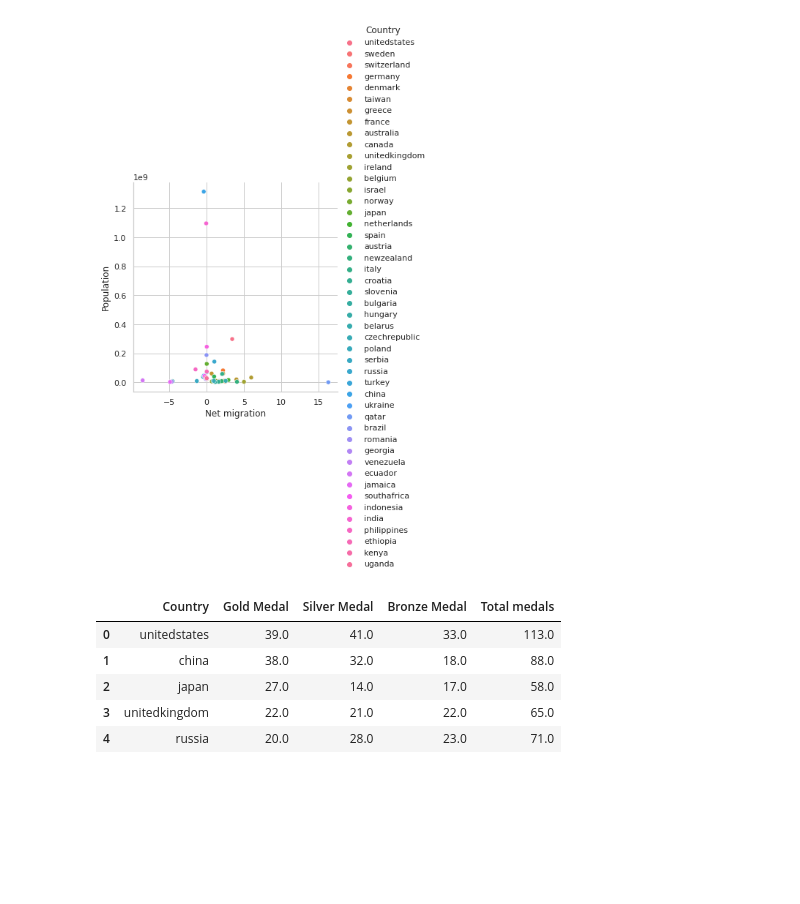
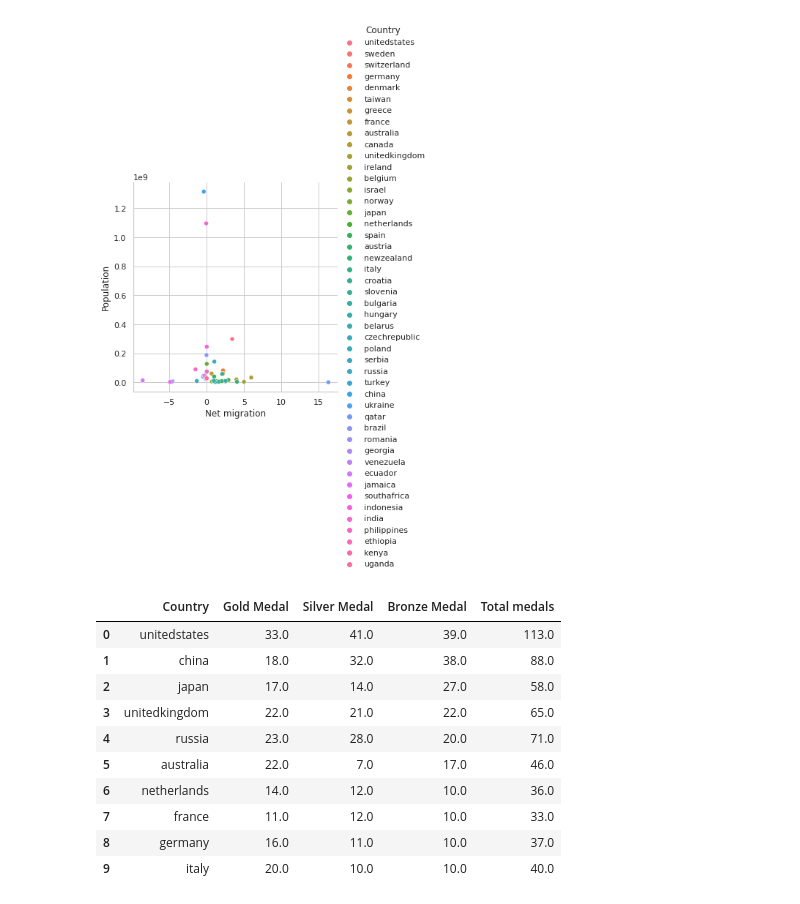
Before and after one commit to HugoVasc/DesafioCIS, a Jupyter notebook: Desafio.ipynb, the cells around one changed output. Cells and saved outputs as stored; diff of their text form; code cells hidden in the pictures; blank space fills up the shorter version.

```diff
--- a/Desafio.ipynb
+++ b/Desafio.ipynb
@@ -291,14 +291,20 @@ sns.relplot(data=ctrs,x = 'Net migration', y = 'Population', hue = 'Country')
 # %%
 #Ranking de medalhas utilizando a quantidade de medalhas de bronze como principal classificante:
 medOlTemp = medOl.copy()
-medOlTemp.rename(columns={"Bronze Medal" : "Gold Medal", "Gold Medal" : "Bronze Medal"})
+medOlTemp['Bronze Medal'] = medOl['Gold Medal']
+medOlTemp['Gold Medal'] = medOl['Bronze Medal']
 medOlTemp.sort_values(["Gold Medal", "Silver Medal", "Bronze Medal"], ascending = False)
-medOlTemp.head()
+medOlTemp.head(10)
 # %% [output]
 |  | Country | Gold Medal | Silver Medal | Bronze Medal | Total medals |
-| 0 | unitedstates | 39.0 | 41.0 | 33.0 | 113.0 |
-| 1 | china | 38.0 | 32.0 | 18.0 | 88.0 |
-| 2 | japan | 27.0 | 14.0 | 17.0 | 58.0 |
+| 0 | unitedstates | 33.0 | 41.0 | 39.0 | 113.0 |
+| 1 | china | 18.0 | 32.0 | 38.0 | 88.0 |
+| 2 | japan | 17.0 | 14.0 | 27.0 | 58.0 |
 | 3 | unitedkingdom | 22.0 | 21.0 | 22.0 | 65.0 |
-| 4 | russia | 20.0 | 28.0 | 23.0 | 71.0 |
+| 4 | russia | 23.0 | 28.0 | 20.0 | 71.0 |
+| 5 | australia | 22.0 | 7.0 | 17.0 | 46.0 |
+| 6 | netherlands | 14.0 | 12.0 | 10.0 | 36.0 |
+| 7 | france | 11.0 | 12.0 | 10.0 | 33.0 |
+| 8 | germany | 16.0 | 11.0 | 10.0 | 37.0 |
+| 9 | italy | 20.0 | 10.0 | 10.0 | 40.0 |
 # %%
```
Also changed, not shown: parts of 1 cell of this notebook.
